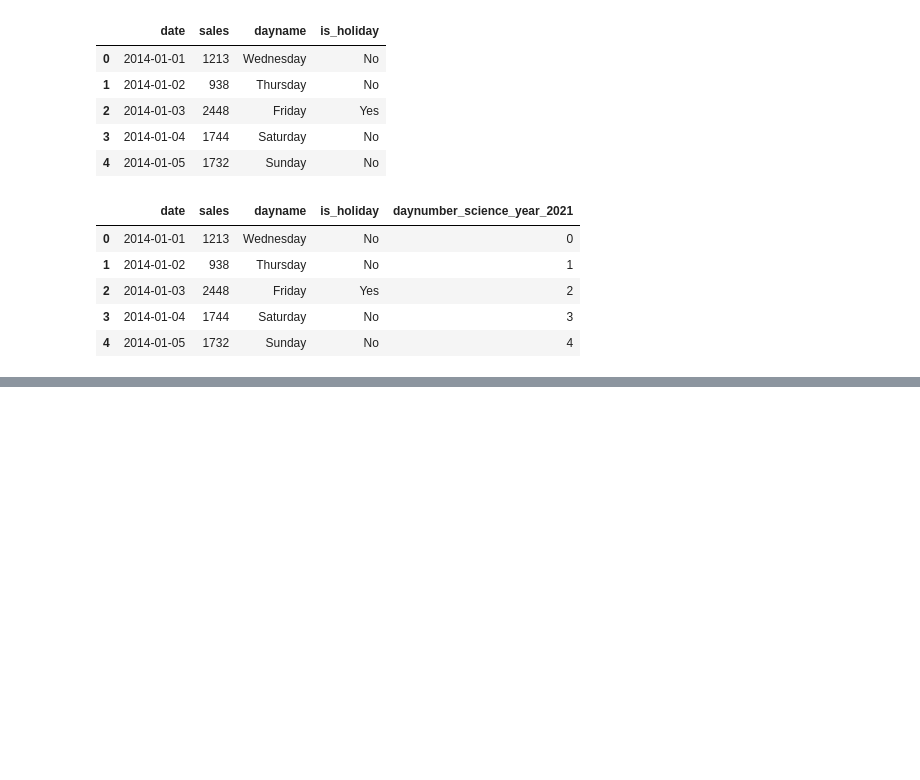
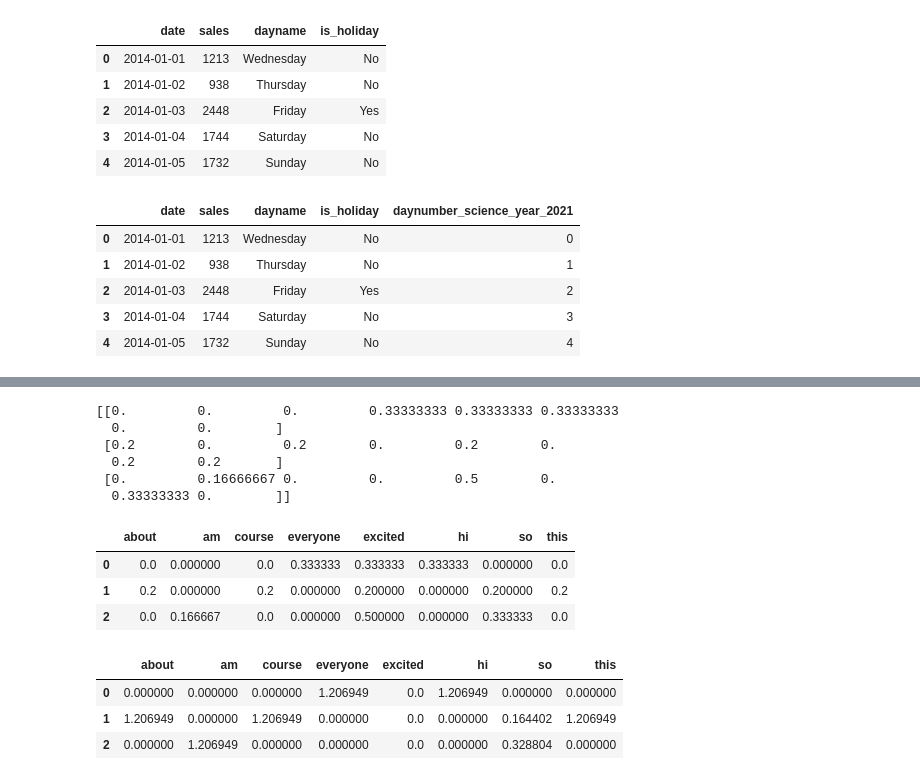
Before and after one commit to Nahid-Hassan/advanced-machine-learning-v1, a Jupyter notebook: code-colab/Advanced Machine Learning(HSE-Kaggle) - Feature Preprocessing and Generation with Respect to Models.ipynb, the cells around one changed output, grey strips where cells are left out. Drawn from its saved outputs; the diff is of its cells as text; code cells hidden in the pictures; blank space fills up the shorter version.

```diff
--- a/code-colab/Advanced Machine Learning(HSE-Kaggle) - Feature Preprocessing and Generation with Respect to Models.ipynb
+++ b/code-colab/Advanced Machine Learning(HSE-Kaggle) - Feature Preprocessing and Generation with Respect to Models.ipynb
@@ -231,0 +257,21 @@ df.head()
+# %%
+X = X.toarray()
+tf = 1 / X.sum(axis=1) # axis=1 is for row
+X = X * tf.reshape(-1, 1)
+print(X)
+TF = X
+# %% [output]
+[[0.         0.         0.         0.33333333 0.33333333 0.33333333
+  0.         0.        ]
+ [0.2        0.         0.2        0.         0.2        0.
+  0.2        0.2       ]
+ [0.         0.16666667 0.         0.         0.5        0.
+  0.33333333 0.        ]]
+# %%
+bow = pd.DataFrame(data=X, columns=vectorizer.get_feature_names())
+bow.head()
+# %% [output]
+|  | about | am | course | everyone | excited | hi | so | this |
+| 0 | 0.0 | 0.000000 | 0.0 | 0.333333 | 0.333333 | 0.333333 | 0.000000 | 0.0 |
+| 1 | 0.2 | 0.000000 | 0.2 | 0.000000 | 0.200000 | 0.000000 | 0.200000 | 0.2 |
+| 2 | 0.0 | 0.166667 | 0.0 | 0.000000 | 0.500000 | 0.000000 | 0.333333 | 0.0 |
@@ -231,0 +289,8 @@ df.head()
+# %%
+bow = pd.DataFrame(data=X, columns=vectorizer.get_feature_names())
+bow.head()
+# %% [output]
+|  | about | am | course | everyone | excited | hi | so | this |
+| 0 | 0.000000 | 0.000000 | 0.000000 | 1.206949 | 0.0 | 1.206949 | 0.000000 | 0.000000 |
+| 1 | 1.206949 | 0.000000 | 1.206949 | 0.000000 | 0.0 | 0.000000 | 0.164402 | 1.206949 |
+| 2 | 0.000000 | 1.206949 | 0.000000 | 0.000000 | 0.0 | 0.000000 | 0.328804 | 0.000000 |
```
Also changed, not shown: parts of 10 cells of this notebook, 10 other files.
